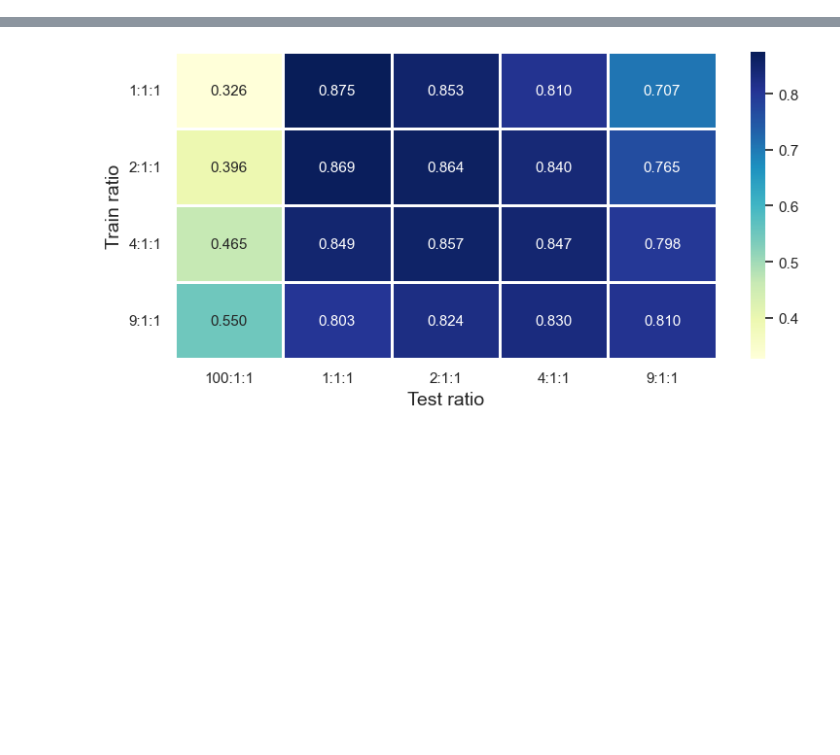
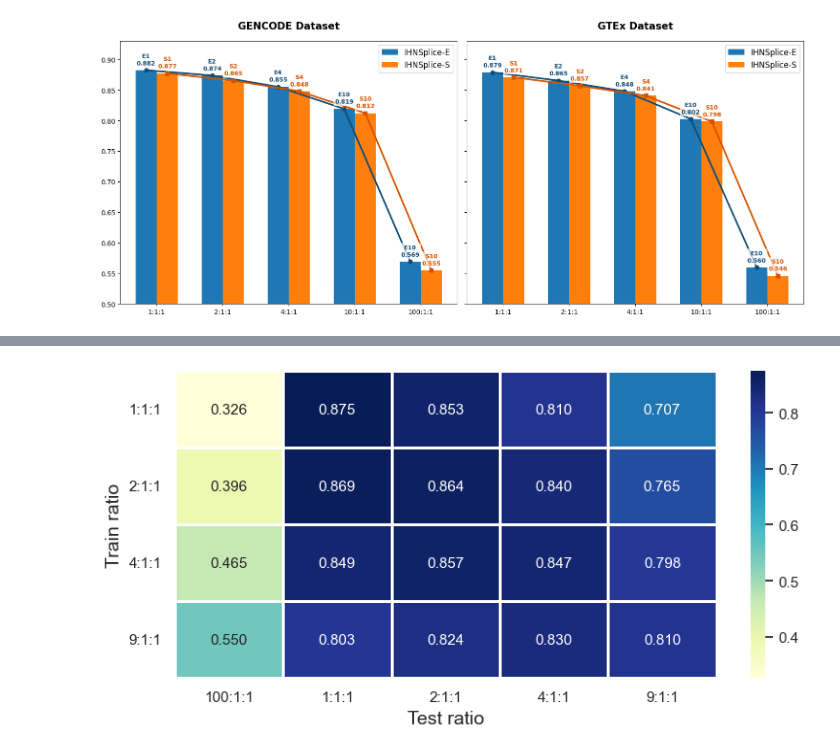
Before and after one commit to 36JungKwan/Bio_sequence_Research_AITALAB, a Jupyter notebook: benchmark/task1_splicing_prediction/Visualization/a.ipynb, the cells around one changed output, grey strips where cells are left out. Cells and saved outputs as stored; diff of their text form; code cells hidden in the pictures; blank space fills up the shorter version.

Commit message:
update new figure

```diff
--- a/benchmark/task1_splicing_prediction/Visualization/a.ipynb
+++ b/benchmark/task1_splicing_prediction/Visualization/a.ipynb
@@ -0,0 +135,81 @@
+# %%
+import matplotlib.pyplot as plt
+import numpy as np
+
+# Cài đặt cấu hình hiển thị font chữ công thức và nhãn
+plt.rcParams['font.family'] = 'sans-serif'
+plt.rcParams['font.sans-serif'] = ['DejaVu Sans', 'Arial', 'Helvetica']
+
+# Dữ liệu trục X (Các tỷ lệ mẫu)
+ratios = ['1:1:1', '2:1:1', '4:1:1', '10:1:1', '100:1:1']
+x = np.arange(len(ratios))
+width = 0.32  # Độ rộng của mỗi cột
+
+# --- DATASET 1: GENCODE ---
+gencode_e = [0.8823, 0.8735, 0.8550, 0.8190, 0.5692]
+gencode_s = [0.8770, 0.8652, 0.8478, 0.8120, 0.5549]
+gencode_e_labels = ['E1', 'E2', 'E4', 'E10', 'E10']
+gencode_s_labels = ['S1', 'S2', 'S4', 'S10', 'S10']
+
+# --- DATASET 2: GTEx (Đã sửa nhãn theo đúng file JSON) ---
+gtex_e = [0.8787, 0.8652, 0.8477, 0.8025, 0.5597]
+gtex_s = [0.8706, 0.8566, 0.8405, 0.7982, 0.5460]
+gtex_e_labels = ['E1', 'E2', 'E4', 'E10', 'E10']
+# Với GTEx, key là "IHNSplice" chung nên ta ghi nhãn đỉnh cột gọn gàng là giá trị hoặc chữ "Base"
+gtex_s_labels = ['S1', 'S2', 'S4', 'S10', 'S10']
+
+# Khởi tạo khung hình gộp gồm 2 hình thành 1 (1 hàng, 2 cột)
+fig, (ax1, ax2) = plt.subplots(1, 2, figsize=(15, 7), sharey=True)
+
+# Bảng màu
+color_e = '#1f77b4'       # Màu cột dòng E (Steel Blue)
+color_s = '#ff7f0e'       # Màu cột dòng S/Base (Safety Orange)
+line_color_e = '#0f4c75'  # Màu đường nối dòng E
+line_color_s = '#d35400'  # Màu đường nối dòng S/Base
+
+# Hàm vẽ tự động cho từng Dataset (Bỏ phần tự động tạo legend chung chung)
+def plot_dataset(ax, title, e_values, s_values, e_labels, s_labels, s_legend_name):
+    # Vẽ các cột biểu đồ
+    rects_e = ax.bar(x - width/2, e_values, width, label='IHNSplice-E', color=color_e)
+    rects_s = ax.bar(x + width/2, s_values, width, label='IHNSplice-S', color=color_s)
+
+    # Vẽ đường xu hướng kết nối các đỉnh cột
+    ax.plot(x - width/2, e_values, marker='o', markersize=6, color=line_color_e, linewidth=2.5, linestyle='-', label='_nolegend_')
+    ax.plot(x + width/2, s_values, marker='s', markersize=6, color=line_color_s, linewidth=2.5, linestyle='-', label='_nolegend_')
+
+    # Tạo nhãn chữ có hộp nền trắng mờ để tránh bị đường line đè lem nhem
+    bbox_props = dict(boxstyle="round,pad=0.2", fc="white", ec="none", alpha=0.7)
+
+    for i in range(len(x)):
+        # Hiển thị nhãn Model + Giá trị trên cột E
+        ax.annotate(f'{e_labels[i]}\n{e_values[i]:.3f}',
+                    xy=(x[i] - width/2, e_values[i]),
+                    xytext=(0, 6),
+                    textcoords="offset points",
+                    ha='center', va='bottom', fontsize=9, fontweight='bold',
+                    color=line_color_e, bbox=bbox_props)
+        # Hiển thị nhãn Model + Giá trị trên cột S / IHNSplice gốc
+        ax.annotate(f'{s_labels[i]}\n{s_values[i]:.3f}',
+                    xy=(x[i] + width/2, s_values[i]),
+                    xytext=(0, 6),
+                    textcoords="offset points",
+                    ha='center', va='bottom', fontsize=9, fontweight='bold',
+                    color=line_color_s, bbox=bbox_props)
+
+    # Cấu hình các thông số trục, tiêu đề, lưới bổ trợ
+    ax.set_title(title, fontsize=15, fontweight='bold', pad=18)
+    ax.set_xticks(x)
+    ax.set_xticklabels(ratios, fontsize=10)
+    ax.set_ylim(0.50, 0.93)  # Giữ nguyên khoảng zoom tối ưu
+
+    # Bật Legend cục bộ cho từng biểu đồ để nhận tên riêng biệt
+    ax.legend(loc='upper right', fontsize=12, framealpha=0.9)
+
+# Tiến hành vẽ biểu đồ - Truyền tham số tên hiển thị Legend riêng cho cột Cam vào tham số cuối
+plot_dataset(ax1, 'GENCODE Dataset', gencode_e, gencode_s, gencode_e_labels, gencode_s_labels, s_legend_name='IHNSplice-S')
+plot_dataset(ax2, 'GTEx Dataset', gtex_e, gtex_s, gtex_e_labels, gtex_s_labels, s_legend_name='IHNSplice-E')
+
+plt.tight_layout(rect=[0, 0.03, 1, 0.95])
+plt.show()
+# %% [output]
+[figure, added]
```
Also changed, not shown: parts of 5 cells of this notebook, 9 other files.
